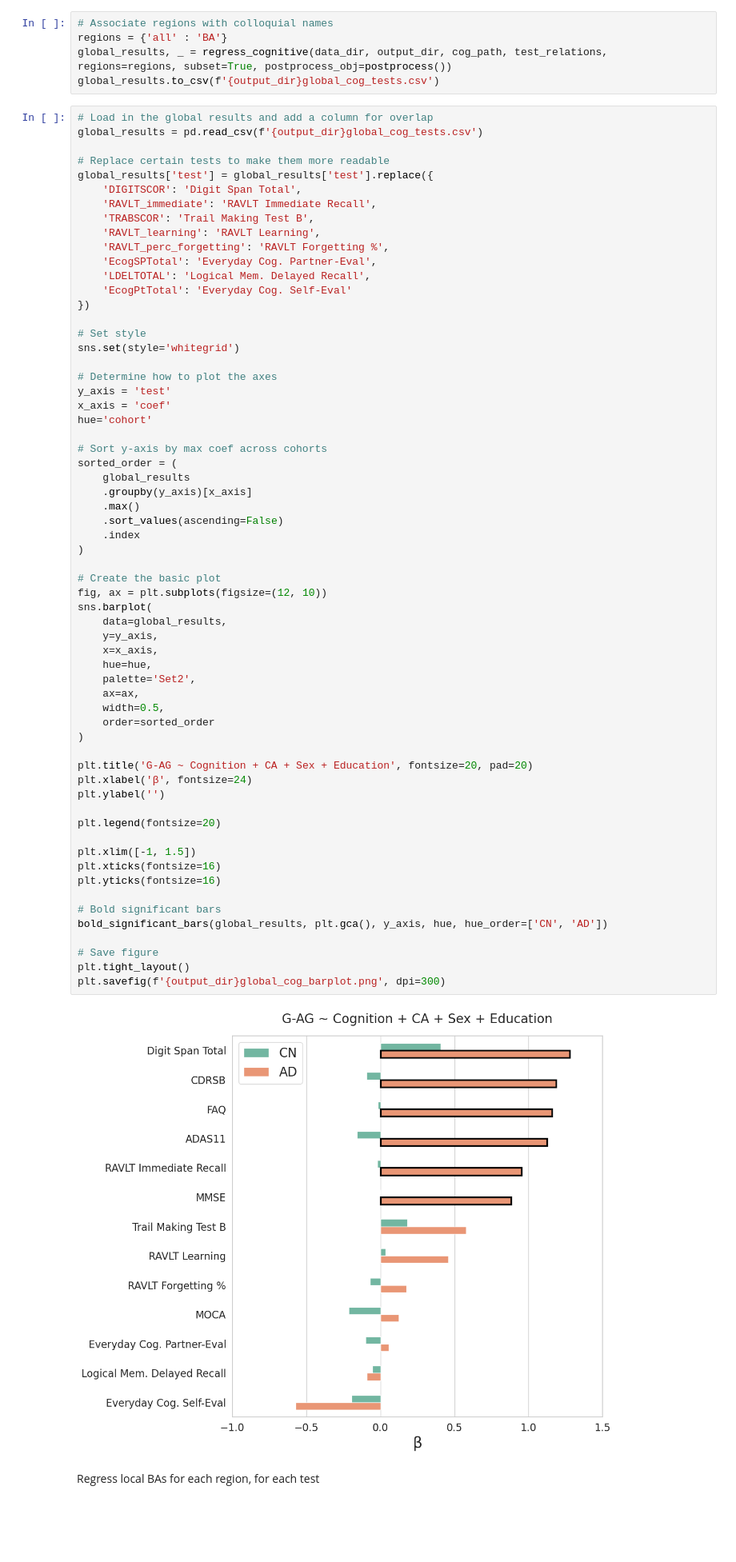
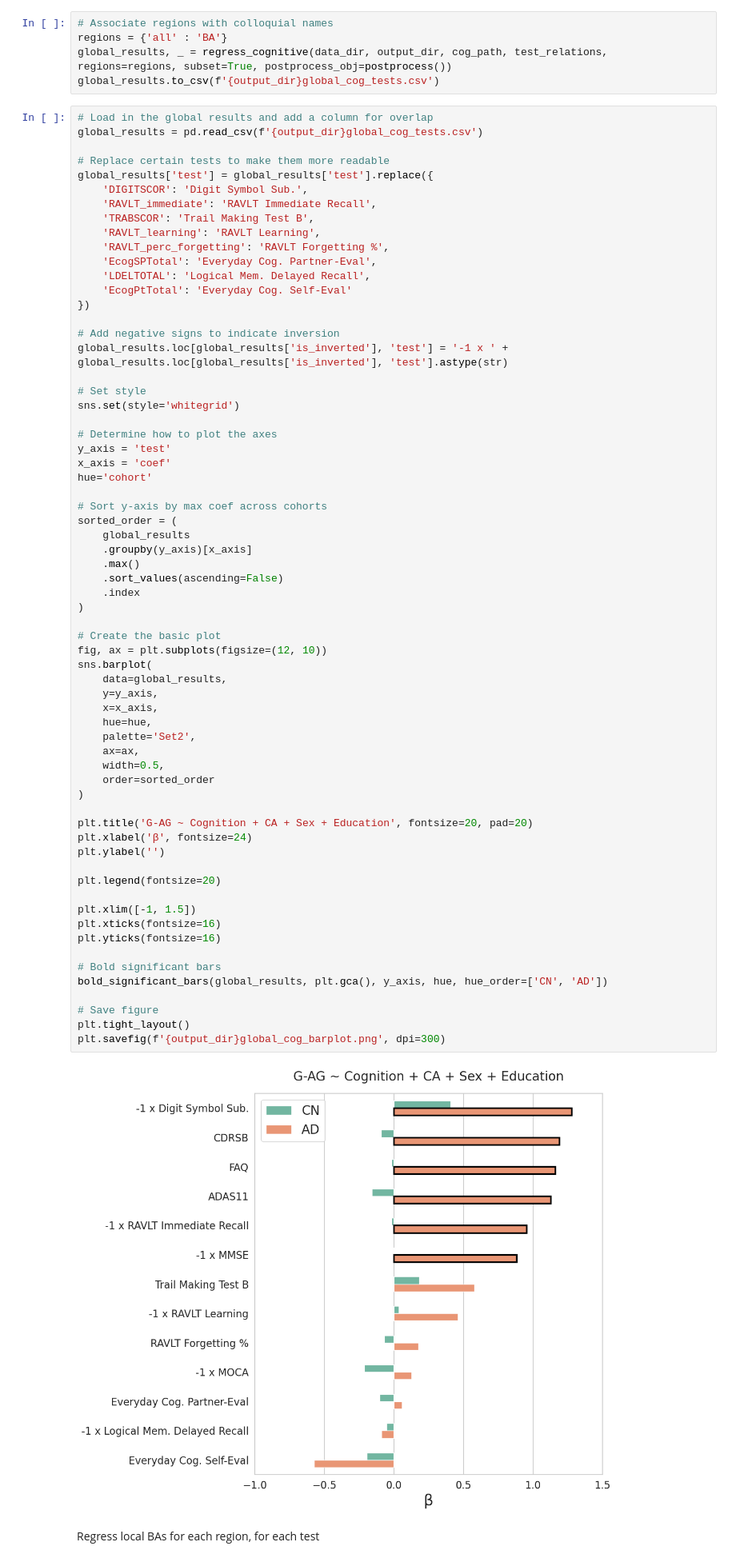
Before and after one commit to SamAndTheSun/Graph_UNet, a Jupyter notebook: notebooks/AD_analysis.ipynb, the cells around one changed output. Shown at 80% size. Saved outputs shown, nothing was run; the diff lists cells and outputs as text; blank space fills up the shorter version.

```diff
--- a/notebooks/AD_analysis.ipynb
+++ b/notebooks/AD_analysis.ipynb
@@ -144,7 +144,7 @@ global_results = pd.read_csv(f'{output_dir}global_cog_tests.csv')
 
 # Replace certain tests to make them more readable
 global_results['test'] = global_results['test'].replace({
-    'DIGITSCOR': 'Digit Span Total',
+    'DIGITSCOR': 'Digit Symbol Sub.',
     'RAVLT_immediate': 'RAVLT Immediate Recall',
     'TRABSCOR': 'Trail Making Test B',
     'RAVLT_learning': 'RAVLT Learning',
@@ -153,6 +153,9 @@ global_results['test'] = global_results['test'].replace({
     'LDELTOTAL': 'Logical Mem. Delayed Recall',
     'EcogPtTotal': 'Everyday Cog. Self-Eval'
 })
+
+# Add negative signs to indicate inversion
+global_results.loc[global_results['is_inverted'], 'test'] = '-1 x ' + global_results.loc[global_results['is_inverted'], 'test'].astype(str)
 
 # Set style
 sns.set(style='whitegrid')
@@ -174,34 +177,34 @@ sorted_order = (
 # Create the basic plot
 fig, ax = plt.subplots(figsize=(12, 10))
 sns.barplot(
     data=global_results,
     y=y_axis,
     x=x_axis,
     hue=hue,
     palette='Set2',
     ax=ax,
     width=0.5,
     order=sorted_order
 )
 
 plt.title('G-AG ~ Cognition + CA + Sex + Education', fontsize=20, pad=20)
 plt.xlabel('β', fontsize=24)
 plt.ylabel('')
 
 plt.legend(fontsize=20)
 
 plt.xlim([-1, 1.5])
 plt.xticks(fontsize=16)
 plt.yticks(fontsize=16)
 
 # Bold significant bars
 bold_significant_bars(global_results, plt.gca(), y_axis, hue, hue_order=['CN', 'AD'])
 
 # Save figure
 plt.tight_layout()
 plt.savefig(f'{output_dir}global_cog_barplot.png', dpi=300)
 # %% [output]
-[figure, old version]
+[figure, new version]
 # %% [markdown]
 Regress local BAs for each region, for each test
 # %%
```
